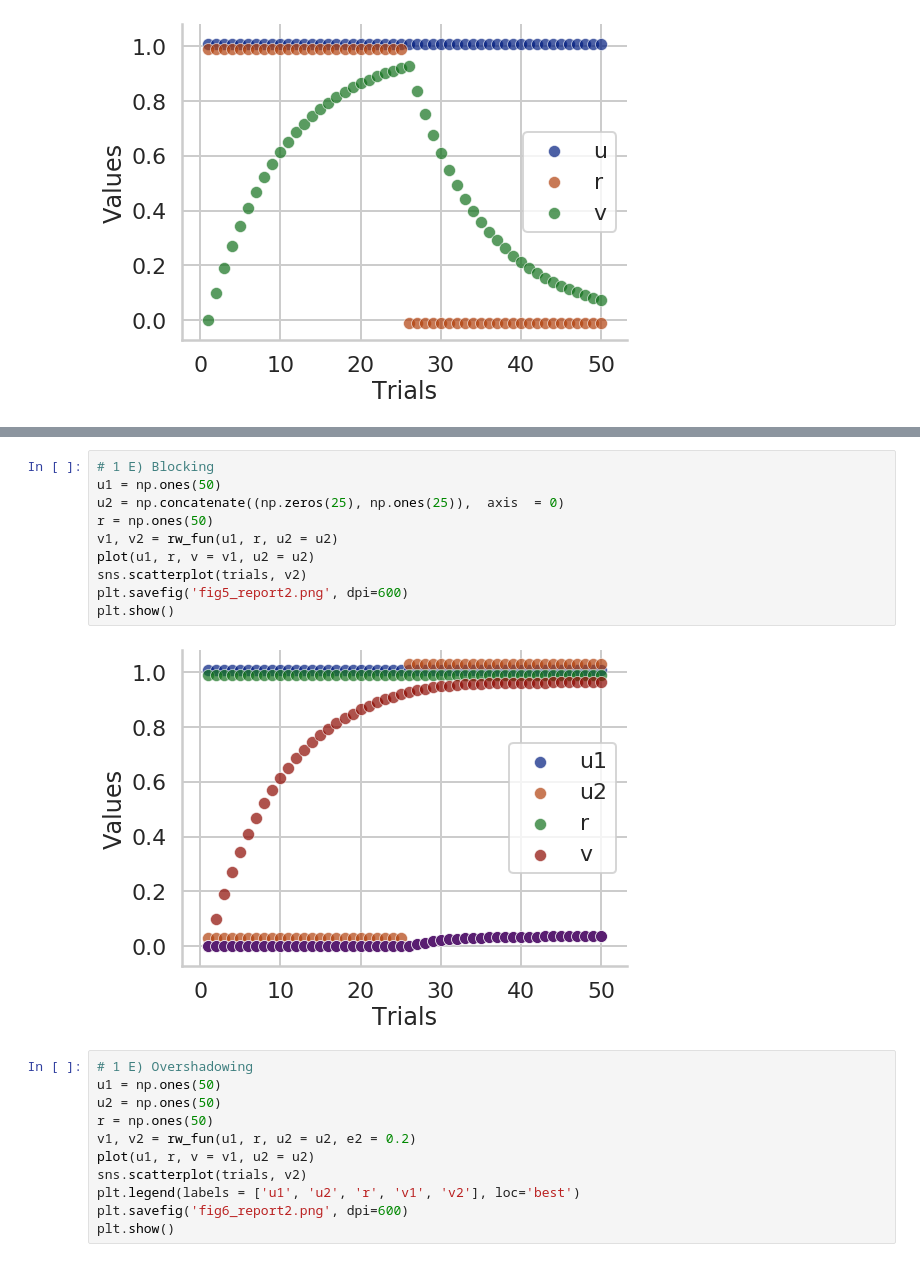
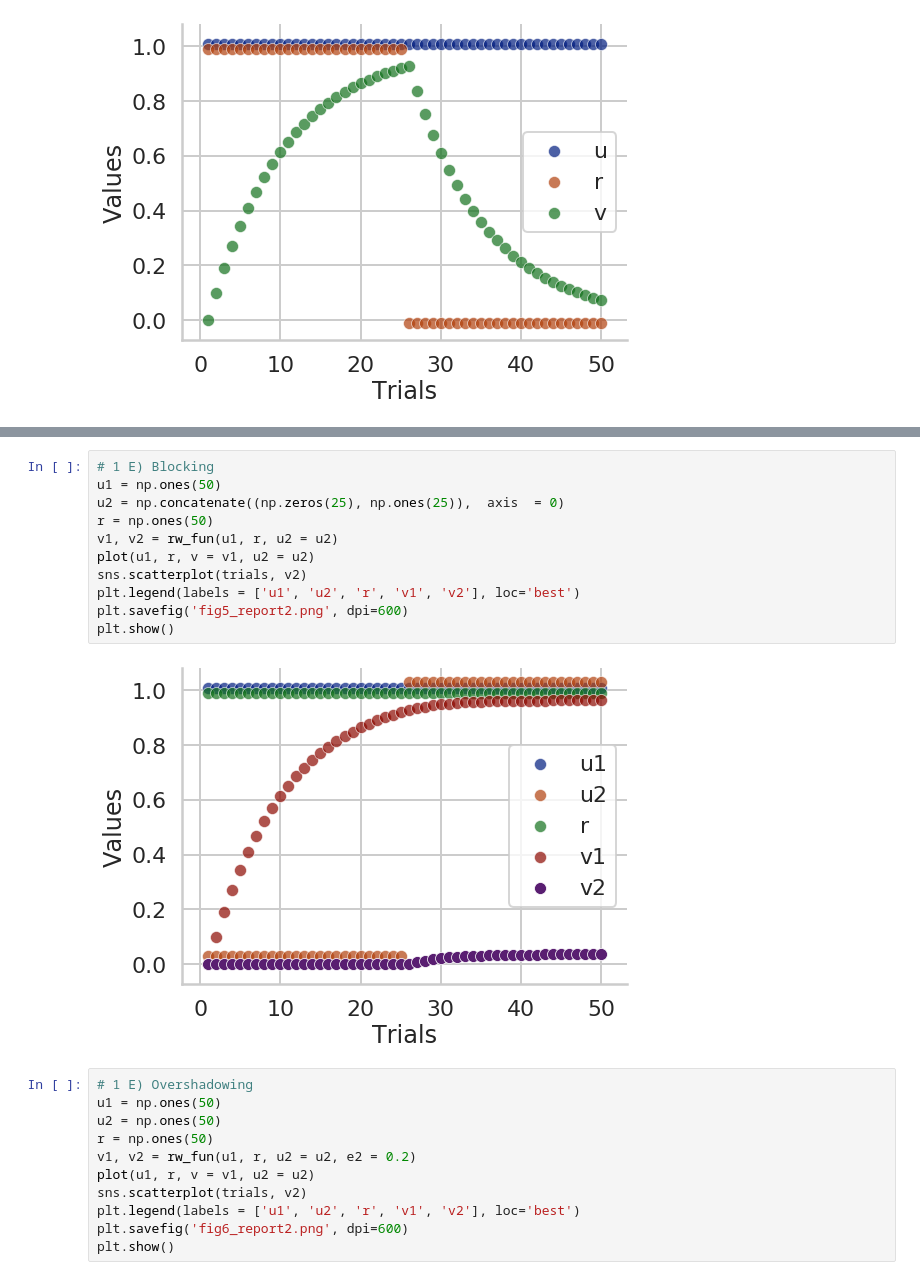
Before and after one commit to Nicobruno92/MOD201-Computational-Neuroscience, a Jupyter notebook: Problem 2/Problem set 2 - Problem 1 .ipynb, the cells around one changed output, grey strips where cells are left out. Cells and saved outputs as stored; diff of their text form.

```diff
--- a/Problem 2/Problem set 2 - Problem 1 .ipynb
+++ b/Problem 2/Problem set 2 - Problem 1 .ipynb
@@ -149,15 +149,16 @@ plt.show()
 # %%
 # 1 E) Blocking
 u1 = np.ones(50)
 u2 = np.concatenate((np.zeros(25), np.ones(25)),  axis  = 0)
 r = np.ones(50)
 v1, v2 = rw_fun(u1, r, u2 = u2)
 plot(u1, r, v = v1, u2 = u2)
 sns.scatterplot(trials, v2)
+plt.legend(labels = ['u1', 'u2', 'r', 'v1', 'v2'], loc='best')
 plt.savefig('fig5_report2.png', dpi=600)
 plt.show()
 # %% [output]
-[figure, old version]
+[figure, new version]
 # %%
 # 1 E) Overshadowing
 u1 = np.ones(50)
```
Also changed, not shown: parts of 2 cells of this notebook, 23 other files.
